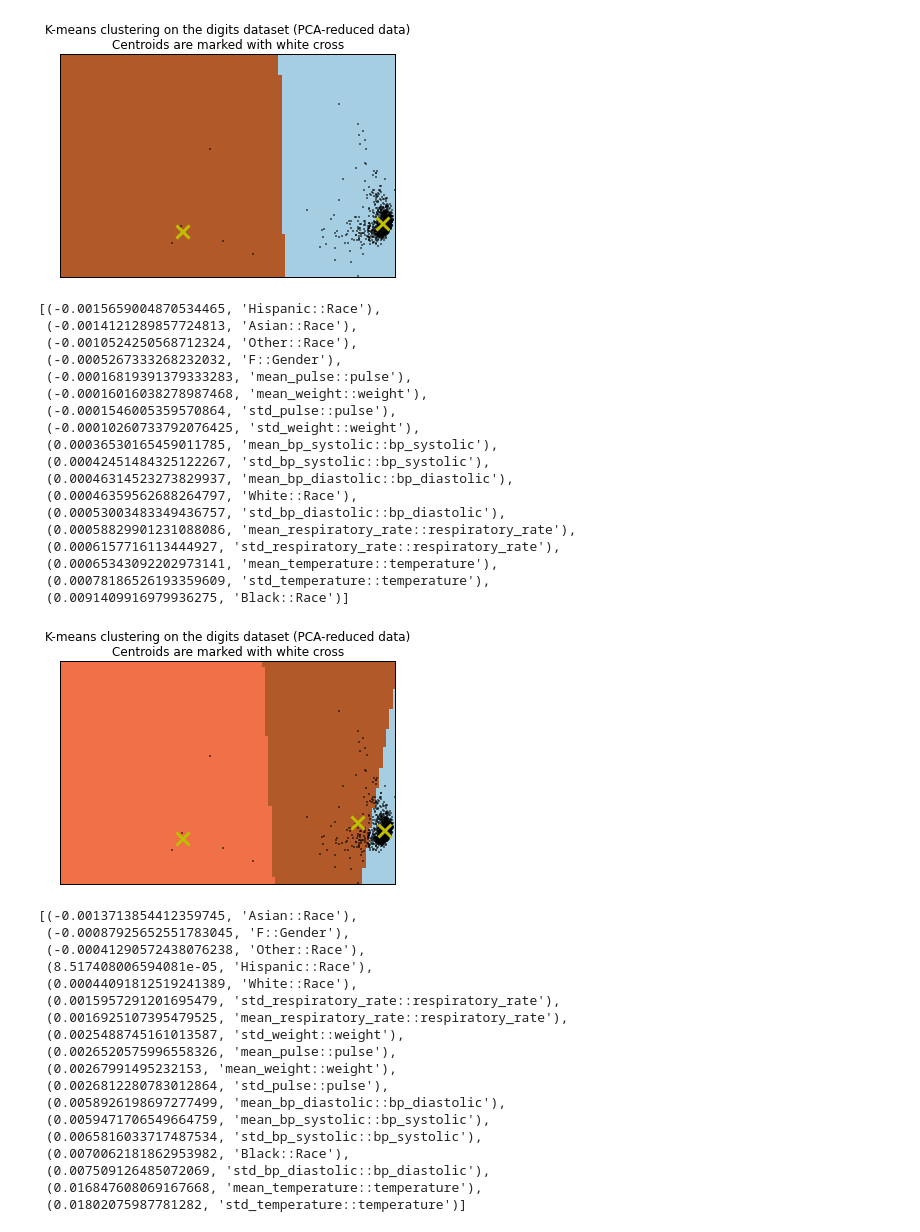
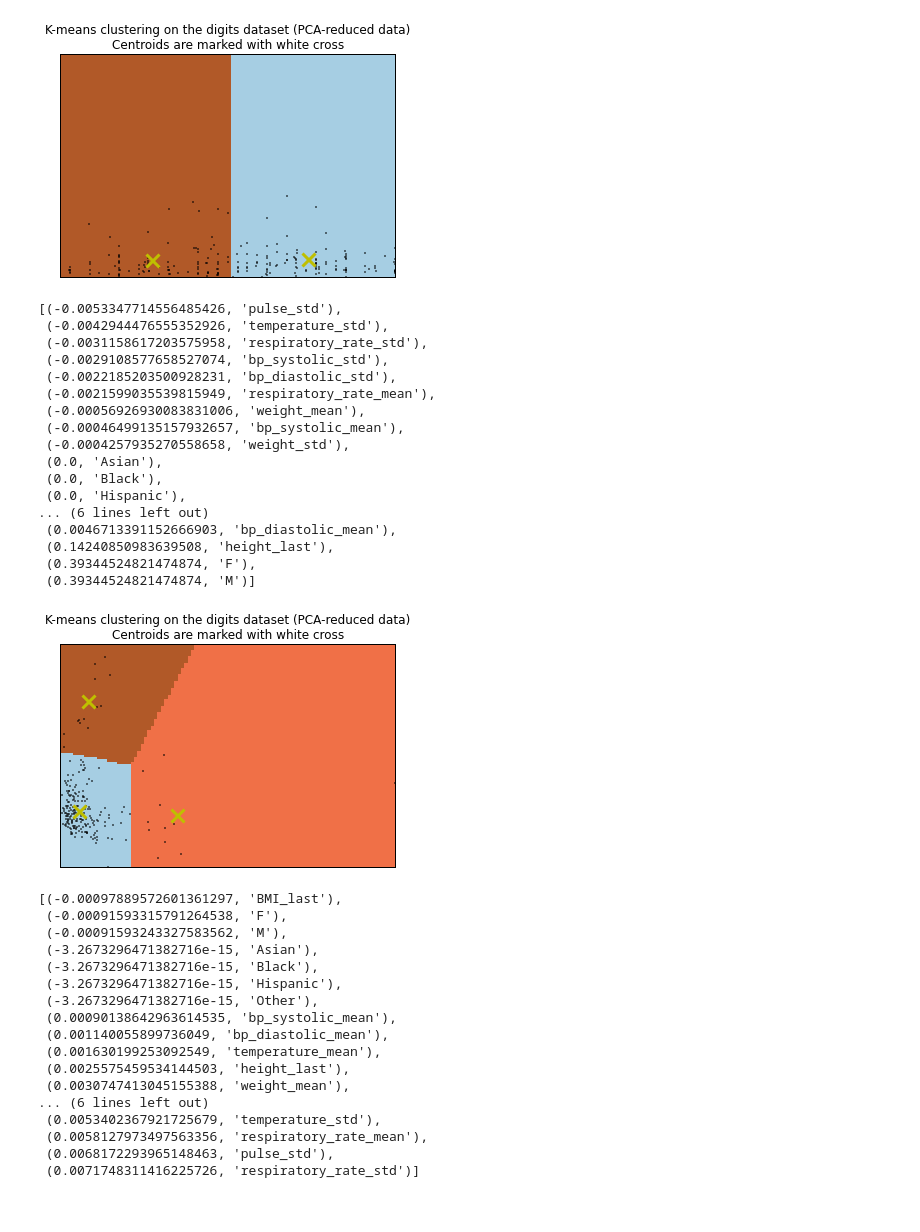
Before and after one commit to ihadanny/turbulence-z-team, a Jupyter notebook: ipython-notebooks/Clusterer_beta.ipynb, the cells around one changed output. Drawn from its saved outputs; the diff is of its cells as text; code cells hidden in the pictures.

```diff
--- a/ipython-notebooks/Clusterer_beta.ipynb
+++ b/ipython-notebooks/Clusterer_beta.ipynb
@@ -71,4 +71,5 @@ visualize_kmeans(KMeans(init='k-means++', n_clusters=10, n_init=10), dig_data)
 # %%
-proact_train = pd.read_csv('../train_data_vectorized.csv', sep = '|', error_bad_lines=False, index_col='SubjectID', dtype='float')
+proact_train = pd.read_csv('../train_data_vectorized.csv', sep = '|', index_col = 'SubjectID', dtype='float')
 proact_train.head(3)
+proact_train.columns
 # %% [output]
@@ -83,51 +85,49 @@ visualize_kmeans(kmeans, proact_train)
 kmeans.fit(proact_train)
 sorted([(metrics.adjusted_mutual_info_score(proact_train[col], kmeans.labels_), col) for col in proact_train.columns])
 # %% [output]
-[figure, old version]
+[figure, new version]
-[(-0.0015659004870534465, 'Hispanic::Race'),
- (-0.0014121289857724813, 'Asian::Race'),
- (-0.0010524250568712324, 'Other::Race'),
- (-0.0005267333268232032, 'F::Gender'),
- (-0.00016819391379333283, 'mean_pulse::pulse'),
- (-0.00016016038278987468, 'mean_weight::weight'),
- (-0.0001546005359570864, 'std_pulse::pulse'),
- (-0.00010260733792076425, 'std_weight::weight'),
- (0.00036530165459011785, 'mean_bp_systolic::bp_systolic'),
- (0.00042451484325122267, 'std_bp_systolic::bp_systolic'),
- (0.00046314523273829937, 'mean_bp_diastolic::bp_diastolic'),
- (0.00046359562688264797, 'White::Race'),
- (0.00053003483349436757, 'std_bp_diastolic::bp_diastolic'),
- (0.00058829901231088086, 'mean_respiratory_rate::respiratory_rate'),
- (0.0006157716113444927, 'std_respiratory_rate::respiratory_rate'),
- (0.00065343092202973141, 'mean_temperature::temperature'),
- (0.00078186526193359609, 'std_temperature::temperature'),
- (0.0091409916979936275, 'Black::Race')]
+[(-0.0053347714556485426, 'pulse_std'),
+ (-0.0042944476555352926, 'temperature_std'),
+ (-0.0031158617203575958, 'respiratory_rate_std'),
+ (-0.0029108577658527074, 'bp_systolic_std'),
+ (-0.0022185203500928231, 'bp_diastolic_std'),
+ (-0.0021599035539815949, 'respiratory_rate_mean'),
+ (-0.00056926930083831006, 'weight_mean'),
+ (-0.00046499135157932657, 'bp_systolic_mean'),
+ (-0.0004257935270558658, 'weight_std'),
+ (0.0, 'Asian'),
+ (0.0, 'Black'),
+ (0.0, 'Hispanic'),
+... (6 lines left out)
+ (0.0046713391152666903, 'bp_diastolic_mean'),
+ (0.14240850983639508, 'height_last'),
+ (0.39344524821474874, 'F'),
+ (0.39344524821474874, 'M')]
 # %%
-proact_train_no_dominants = proact_train.drop(['F::Gender', 'White::Race'], 1)
+proact_train_no_dominants = proact_train.drop(['F', 'M', 'White', 'height_last'], 1)
 kmeans = KMeans(init='k-means++', n_clusters=3)
 visualize_kmeans(kmeans, proact_train_no_dominants)
 kmeans.fit(proact_train_no_dominants)
 sorted([(metrics.adjusted_mutual_info_score(proact_train[col], kmeans.labels_), col) for col in proact_train.columns])
 # %% [output]
-[figure, old version]
+[figure, new version]
-[(-0.0013713854412359745, 'Asian::Race'),
- (-0.00087925652551783045, 'F::Gender'),
- (-0.00041290572438076238, 'Other::Race'),
- (8.517408006594081e-05, 'Hispanic::Race'),
- (0.00044091812519241389, 'White::Race'),
- (0.0015957291201695479, 'std_respiratory_rate::respiratory_rate'),
- (0.0016925107395479525, 'mean_respiratory_rate::respiratory_rate'),
- (0.0025488745161013587, 'std_weight::weight'),
- (0.0026520575996558326, 'mean_pulse::pulse'),
- (0.00267991495232153, 'mean_weight::weight'),
- (0.0026812280783012864, 'std_pulse::pulse'),
- (0.0058926198697277499, 'mean_bp_diastolic::bp_diastolic'),
- (0.0059471706549664759, 'mean_bp_systolic::bp_systolic'),
- (0.0065816033717487534, 'std_bp_systolic::bp_systolic'),
- (0.0070062181862953982, 'Black::Race'),
- (0.007509126485072069, 'std_bp_diastolic::bp_diastolic'),
- (0.016847608069167668, 'mean_temperature::temperature'),
- (0.01802075987781282, 'std_temperature::temperature')]
+[(-0.00097889572601361297, 'BMI_last'),
+ (-0.00091593315791264538, 'F'),
+ (-0.00091593243327583562, 'M'),
+ (-3.2673296471382716e-15, 'Asian'),
+ (-3.2673296471382716e-15, 'Black'),
+ (-3.2673296471382716e-15, 'Hispanic'),
+ (-3.2673296471382716e-15, 'Other'),
+ (0.00090138642963614535, 'bp_systolic_mean'),
+ (0.001140055899736049, 'bp_diastolic_mean'),
+ (0.001630199253092549, 'temperature_mean'),
+ (0.0025575459534144503, 'height_last'),
+ (0.0030747413045155388, 'weight_mean'),
+... (6 lines left out)
+ (0.0053402367921725679, 'temperature_std'),
+ (0.0058127973497563356, 'respiratory_rate_mean'),
+ (0.0068172293965148463, 'pulse_std'),
+ (0.0071748311416225726, 'respiratory_rate_std')]
 # %%
 for t in ['train', 'test']:
     cur_data = pd.read_csv('../' + t + '_data_vectorized.csv', sep = '|', error_bad_lines=False, index_col='SubjectID')
```
Also changed, not shown: parts of 3 cells of this notebook, 6 other files.
